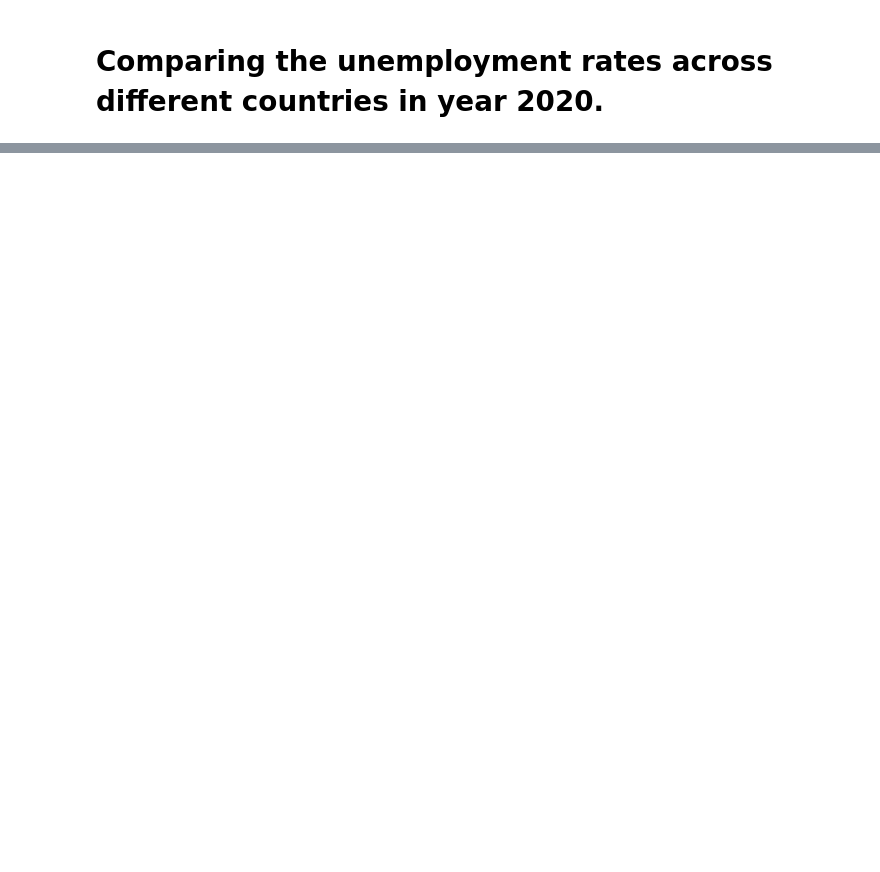
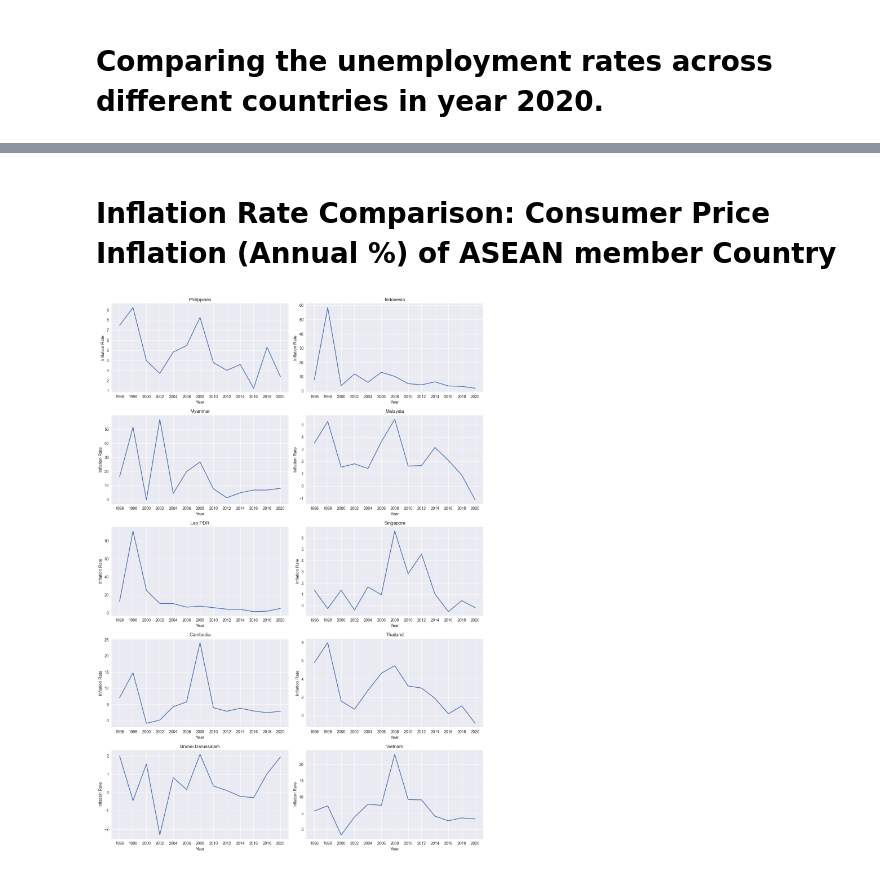
Before and after one commit to asiloprince/Economic-Indicators, a Jupyter notebook: unemployment_analysis.ipynb, the cells around one changed output, grey strips where cells are left out. Cells and saved outputs as stored; diff of their text form; code cells hidden in the pictures; blank space fills up the shorter version.

```diff
--- a/unemployment_analysis.ipynb
+++ b/unemployment_analysis.ipynb
@@ -400,0 +457,33 @@ Error:
+# %% [markdown]
+# Inflation Rate Comparison: Consumer Price Inflation (Annual %) of ASEAN member Country
+# %%
+countries = df['Country Name'].unique()
+
+num_rows = 5
+num_cols = 2
+fig, axes = plt.subplots(num_rows, num_cols, figsize=(14, 20))
+
+for i, country in enumerate(countries):
+    # Subplot position
+    row = i % num_rows
+    col = i // num_rows
+
+    ax = axes[row, col]
+
+    # Filter data for country
+    df_country = df_inflation[df_inflation['Country Name'] == country]
+
+    # Extract the years and corresponding inflation values
+    years = df_country.columns[4::2]  # Jump 2 years
+    inflation_values = df_country.values.flatten()[4::2]  # Jump 2 years
+
+    # line chart
+    ax.plot(years, inflation_values)
+    ax.set_title(country)
+    ax.set_xlabel('Year')
+    ax.set_ylabel('Inflation Rate')
+
+plt.tight_layout()
+plt.show()
+# %% [output]
+[figure, added]
```
Also changed, not shown: parts of 51 cells of this notebook.
